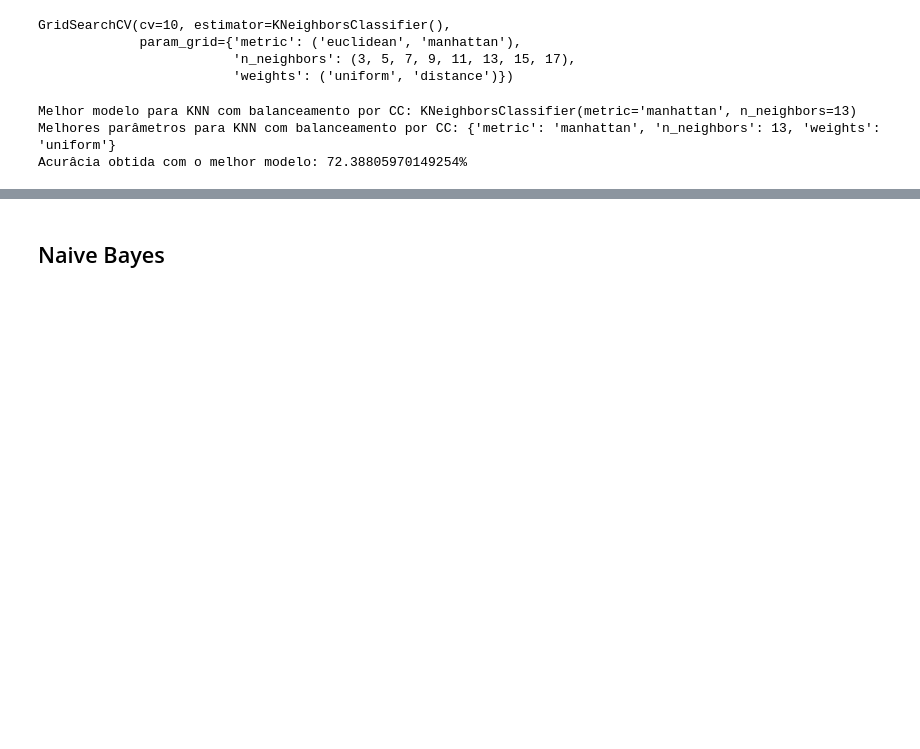
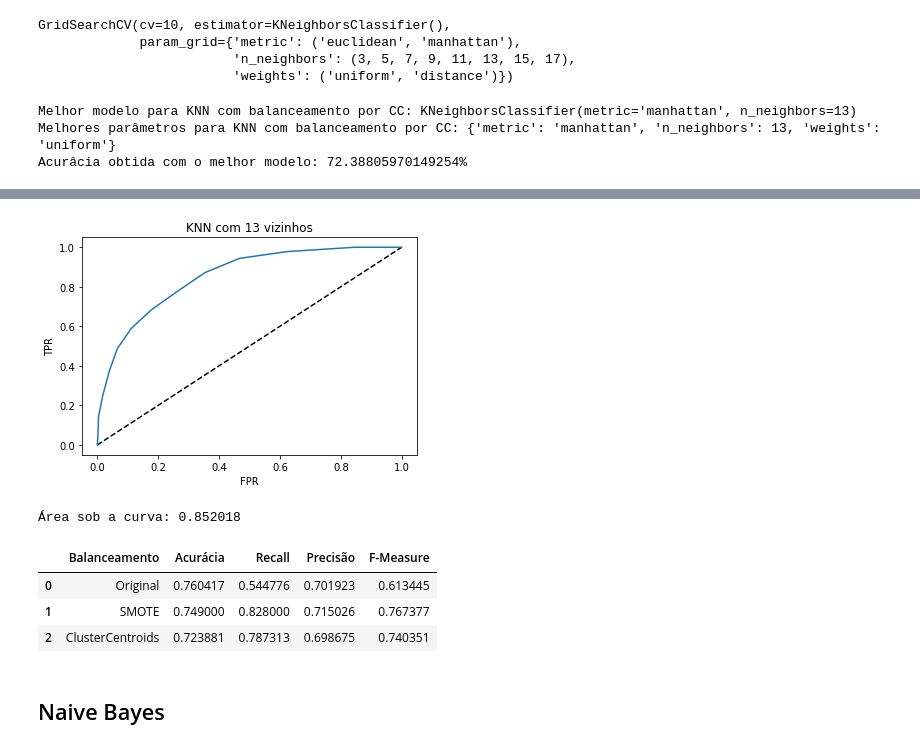
Before and after one commit to Marcellofabrizio/Notebooks, a Jupyter notebook: Pima Indians Diabetes Database/ClassifierComparison.ipynb, the cells around one changed output, grey strips where cells are left out. Drawn from its saved outputs; the diff is of its cells as text; code cells hidden in the pictures; blank space fills up the shorter version.

```diff
--- a/Pima Indians Diabetes Database/ClassifierComparison.ipynb
+++ b/Pima Indians Diabetes Database/ClassifierComparison.ipynb
@@ -576,3 +503,16 @@ print(results_knn)
+# %%
+print_roc_curve(grid,X_smote,y_smote,'KNN', 'KNN com 13 vizinhos')
+# %% [output]
+[figure, added]
+Área sob a curva: 0.852018
+# %%
+set_classification_report(results_knn, y_cc, predictions, 2)
+results_knn.style.highlight_max().set_properties(**{'padding': '5px'})
+# %% [output]
+|  | Balanceamento | Acurácia | Recall | Precisão | F-Measure |
+| 0 | Original | 0.760417 | 0.544776 | 0.701923 | 0.613445 |
+| 1 | SMOTE | 0.749000 | 0.828000 | 0.715026 | 0.767377 |
+| 2 | ClusterCentroids | 0.723881 | 0.787313 | 0.698675 | 0.740351 |
 # %% [markdown]
 ## Naive Bayes
 # %% [markdown]
```
Also changed, not shown: parts of 59 cells of this notebook.
